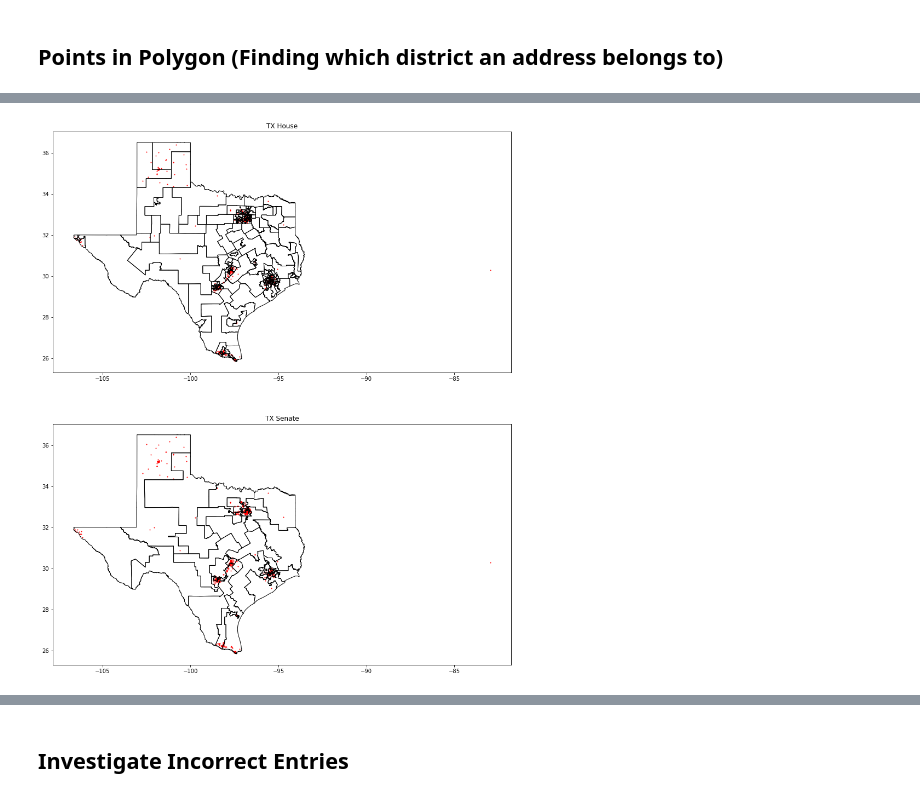
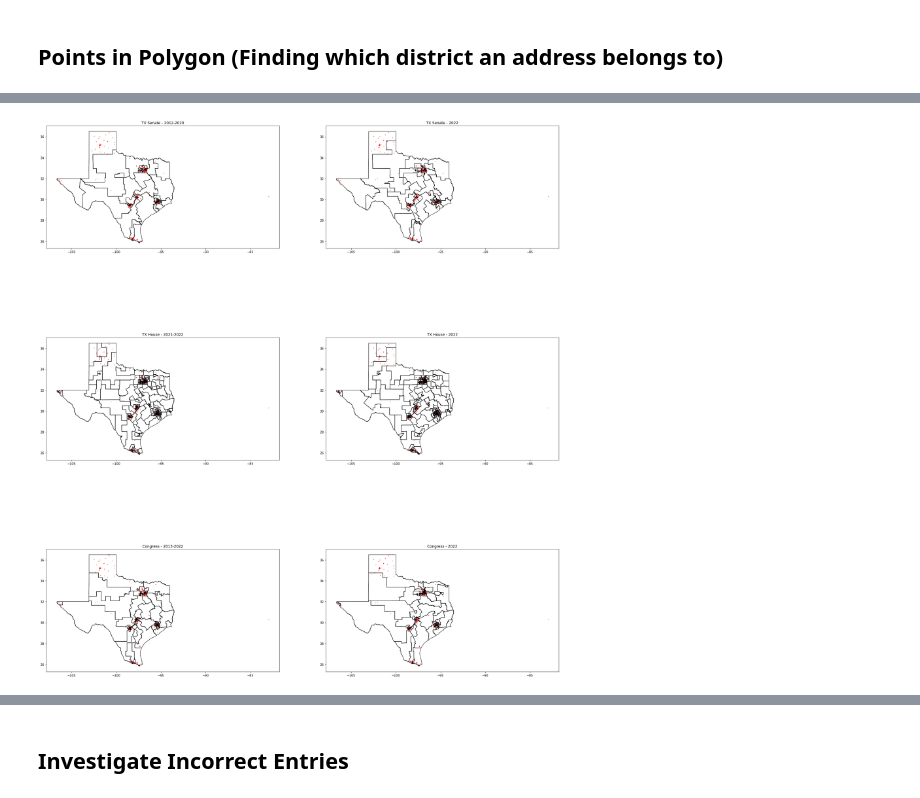
Before and after one commit to aoot/Texas-District-Mapping, a Jupyter notebook: Cleaning Address and Mapping.ipynb, the cells around one changed output, grey strips where cells are left out. Saved outputs shown, nothing was run; the diff lists cells and outputs as text; code cells hidden in the pictures.

Commit message:
Updated for additional historical mappings

```diff
--- a/Cleaning Address and Mapping.ipynb
+++ b/Cleaning Address and Mapping.ipynb
@@ -256,5 +278,12 @@ downloadAndUnzip(usHouse_2022)
 # %%
 ## District shape files
-txHouse_shp = gpd.GeoDataFrame.from_file(f"{fileDirectory}/PLANH2316/PLANH2316.shp").to_crs("WGS84").rename(columns={"District": "tx_house_district"})  # Converted to EPSG4326
-txSenate_shp = gpd.GeoDataFrame.from_file(f"{fileDirectory}/PLANS2168/PLANS2168.shp").to_crs("WGS84").rename(columns={"District": "tx_senate_district"})  # Converted to EPSG4326
-usHouse_shp = gpd.GeoDataFrame.from_file(f"{fileDirectory}/PLANC193/PLANC193.shp").to_crs("WGS84").rename(columns={"District": "us_house_district"})  # Converted to EPSG4326
+txSenate_shp_2012_2020 = gpd.GeoDataFrame.from_file(f"{fileDirectory}/PLANS172/PLANS172.shp").to_crs("WGS84").rename(columns={"District": "txSenate_district_2012_2020"})  # Converted to EPSG4326
+txSenate_shp_2022 = gpd.GeoDataFrame.from_file(f"{fileDirectory}/PLANS2168/PLANS2168.shp").to_crs("WGS84").rename(columns={"District": "txSenate_district_2022"})  # Converted to EPSG4326
+
+txHouse_shp_2013_2014 = gpd.GeoDataFrame.from_file(f"{fileDirectory}/PLANH309/PLANH309.shp").to_crs("WGS84").rename(columns={"District": "txHouse_district_2013_2014"})  # Converted to EPSG4326
+txHouse_shp_2015_2020 = gpd.GeoDataFrame.from_file(f"{fileDirectory}/PLANH358/PLANH358.shp").to_crs("WGS84").rename(columns={"District": "txHouse_district_2015_2020"})  # Converted to EPSG4326
+txHouse_shp_2021_2022 = gpd.GeoDataFrame.from_file(f"{fileDirectory}/PLANH414/PLANH414.shp").to_crs("WGS84").rename(columns={"District": "txHouse_district_2021_2022"})  # Converted to EPSG4326
+txHouse_shp_2022 = gpd.GeoDataFrame.from_file(f"{fileDirectory}/PLANH2316/PLANH2316.shp").to_crs("WGS84").rename(columns={"District": "txHouse_district_2022"})  # Converted to EPSG4326
+
+congress_shp_2013_2022 = gpd.GeoDataFrame.from_file(f"{fileDirectory}/PLANC235/PLANC235.shp").to_crs("WGS84").rename(columns={"District": "congress_2013_2022"})  # Converted to EPSG4326
+congress_shp_2022 = gpd.GeoDataFrame.from_file(f"{fileDirectory}/PLANC2193/PLANC2193.shp").to_crs("WGS84").rename(columns={"District": "congress_2022"})  # Converted to EPSG4326
@@ -261,37 +297,55 @@ usHouse_shp = gpd.GeoDataFrame.from_file(f"{fileDirectory}/PLANC193/PLANC193.shp
 # %%
 ## Plot service sites on each kinds of district maps
+sjoin_args = {"predicate":"within",
+              "how":"left"}
+
 serviceSites_2021_2022 = gpd.GeoDataFrame(df.loc[mask_no_missing_val, :], geometry="coords", crs="EPSG:4326")
-txHouse_join = gpd.tools.sjoin(serviceSites_2021_2022, txHouse_shp, predicate="within", how="left")
-txSenate_join = gpd.tools.sjoin(serviceSites_2021_2022, txSenate_shp, predicate="within", how="left")
-usHouse_join = gpd.tools.sjoin(serviceSites_2021_2022, usHouse_shp, predicate="within", how="left")
+
+txSenate_join_2012_2020 = gpd.tools.sjoin(serviceSites_2021_2022, txSenate_shp_2012_2020, **sjoin_args)
+txSenate_join_2022 = gpd.tools.sjoin(serviceSites_2021_2022, txSenate_shp_2022, **sjoin_args)
+
+txHouse_join_2013_2014 = gpd.tools.sjoin(serviceSites_2021_2022, txHouse_shp_2013_2014, **sjoin_args)
+txHouse_join_2015_2020 = gpd.tools.sjoin(serviceSites_2021_2022, txHouse_shp_2015_2020, **sjoin_args)
+txHouse_join_2021_2022 = gpd.tools.sjoin(serviceSites_2021_2022, txHouse_shp_2021_2022, **sjoin_args)
+txHouse_join_2022 = gpd.tools.sjoin(serviceSites_2021_2022, txHouse_shp_2022, **sjoin_args)
+
+congress_join_2013_2022 = gpd.tools.sjoin(serviceSites_2021_2022, congress_shp_2013_2022, **sjoin_args)
+congress_join_2022 = gpd.tools.sjoin(serviceSites_2021_2022, congress_shp_2022, **sjoin_args)
 
 
 ## Base Plot arguments
-fig, ax = plt.subplots(2, 1, figsize=(15, 18))  # Figure instantiation
+fig, ax = plt.subplots(3, 2, figsize=(30, 36))  # Figure instantiation
 base_plot_arg = {"linewidth": 1,
                  "edgecolor": "black"}
 
+## Tx Senate Plot
+base_txSenate_2012_2020 = txSenate_shp_2012_2020.boundary.plot(**base_plot_arg, ax=ax[0, 0])
+base_txSenate_2022 = txSenate_shp_2022.boundary.plot(**base_plot_arg, ax=ax[0, 1])
+txSenate_join_2012_2020.plot(ax=base_txSenate_2012_2020, linewidth=1, color="red", markersize=1)
+txSenate_join_2022.plot(ax=base_txSenate_2022, linewidth=1, color="red", markersize=1)
+base_txSenate_2012_2020.set_title("TX Senate - 2012-2020")
+base_txSenate_2022.set_title("TX Senate - 2022")
+
 ## Tx House Plot
-base_txHouse = txHouse_shp.boundary.plot(**base_plot_arg, ax=ax[0])
-txHouse_join.plot(ax=base_txHouse, linewidth=1, color="red", markersize=1)
-base_txHouse.set_title("TX House")
+base_txHouse_2021_2022 = txHouse_shp_2021_2022.boundary.plot(**base_plot_arg, ax=ax[1, 0])
+base_txHouse_2022 = txHouse_shp_2022.boundary.plot(**base_plot_arg, ax=ax[1, 1])
+txHouse_join_2021_2022.plot(ax=base_txHouse_2021_2022, linewidth=1, color="red", markersize=1)
+txHouse_join_2022.plot(ax=base_txHouse_2022, linewidth=1, color="red", markersize=1)
+base_txHouse_2021_2022.set_title("TX House - 2021-2022")
+base_txHouse_2022.set_title("TX House - 2022")
 
-## Tx Senate Plot
-base_txSenate = txSenate_shp.boundary.plot(**base_plot_arg, ax=ax[1])
-txSenate_join.plot(ax=base_txSenate, linewidth=1, color="red", markersize=1)
-base_txSenate.set_title("TX Senate")
+## Tx Congress Plot
+base_congress_2013_2022 = congress_shp_2013_2022.boundary.plot(**base_plot_arg, ax=ax[2, 0])
+base_congress_2022 = congress_shp_2022.boundary.plot(**base_plot_arg, ax=ax[2, 1])
+congress_join_2013_2022.plot(ax=base_congress_2013_2022, linewidth=1, color="red", markersize=1)
+congress_join_2022.plot(ax=base_congress_2022, linewidth=1, color="red", markersize=1)
+base_congress_2013_2022.set_title("Congress - 2013-2022")
+base_congress_2022.set_title("Congress - 2022")
 
 ## Save TX House and TX Senate
-fig.savefig("txHouseSenate_2022District_2021_2022_ServiceSite_Mapping.jpeg")
+fig.savefig("txHouseSenate_2022District_2021_2022_ServiceSite_Mapping.jpeg", dpi=700)
 plt.show()
-
-
-## US House Plot
-# base_usHouse = usHouse_shp.boundary.plot(**base_plot_arg)
-# usHouse_join.plot(ax=base_usHouse, linewidth=1, color="red", markersize=1)
-# base_usHouse.set_title("US House")
-# plt.show()
 # %% [output]
-[figure, old version]
+[figure, new version]
 # %%
 ## Join TX-House and TX-Senate districts data with original table
```
Also changed, not shown: parts of 9 cells of this notebook, 1 other file.
